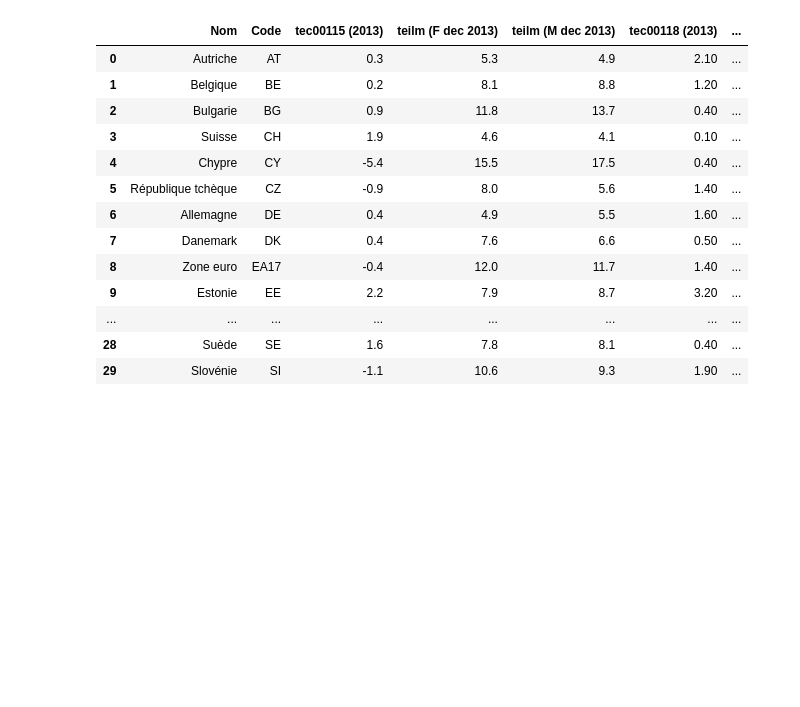
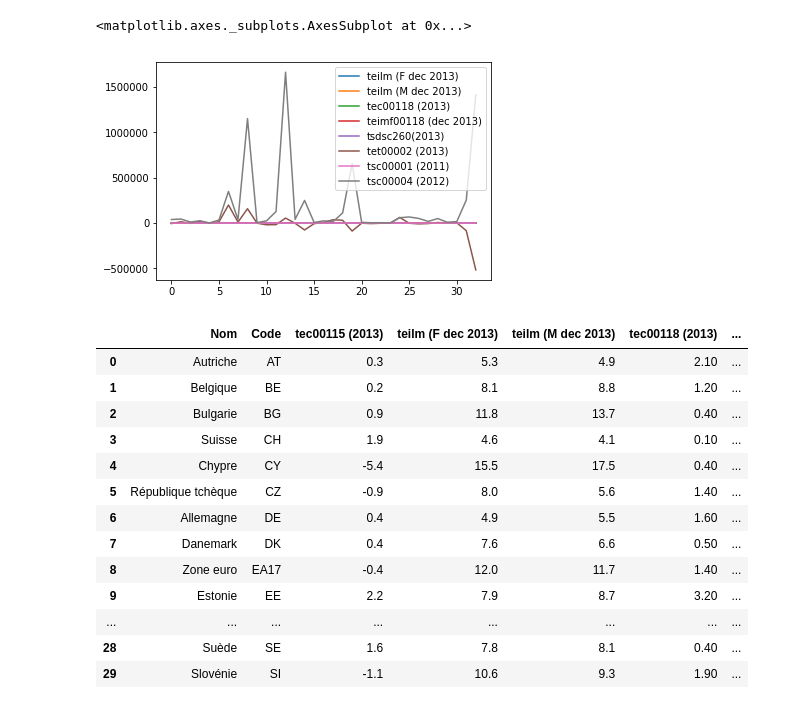
Before and after one commit to amadousysada/BI, a Jupyter notebook: tp2.1.1.ipynb, the cells around one changed output. Saved outputs shown, nothing was run; the diff lists cells and outputs as text; code cells hidden in the pictures; blank space fills up the shorter version.

```diff
--- a/tp2.1.1.ipynb
+++ b/tp2.1.1.ipynb
@@ -16,3 +28,10 @@ data.head(4)
+# %%
+data[['teilm (F dec 2013)', 'teilm (M dec 2013)', 'tec00118 (2013)',
+       'teimf00118 (dec 2013)', 'tsdsc260(2013)', 'tet00002 (2013)',
+       'tsc00001 (2011)', 'tsc00004 (2012)']].plot()
+# %% [output]
+<matplotlib.axes._subplots.AxesSubplot at 0x...>
+[figure, added]
 # %%
 data['tsc00004 (2012)'] = data['tsc00004 (2012)'].divide(data['tps00001 (2013)'])
 # %%
```
Also changed, not shown: parts of 9 cells of this notebook, 15 other files.
